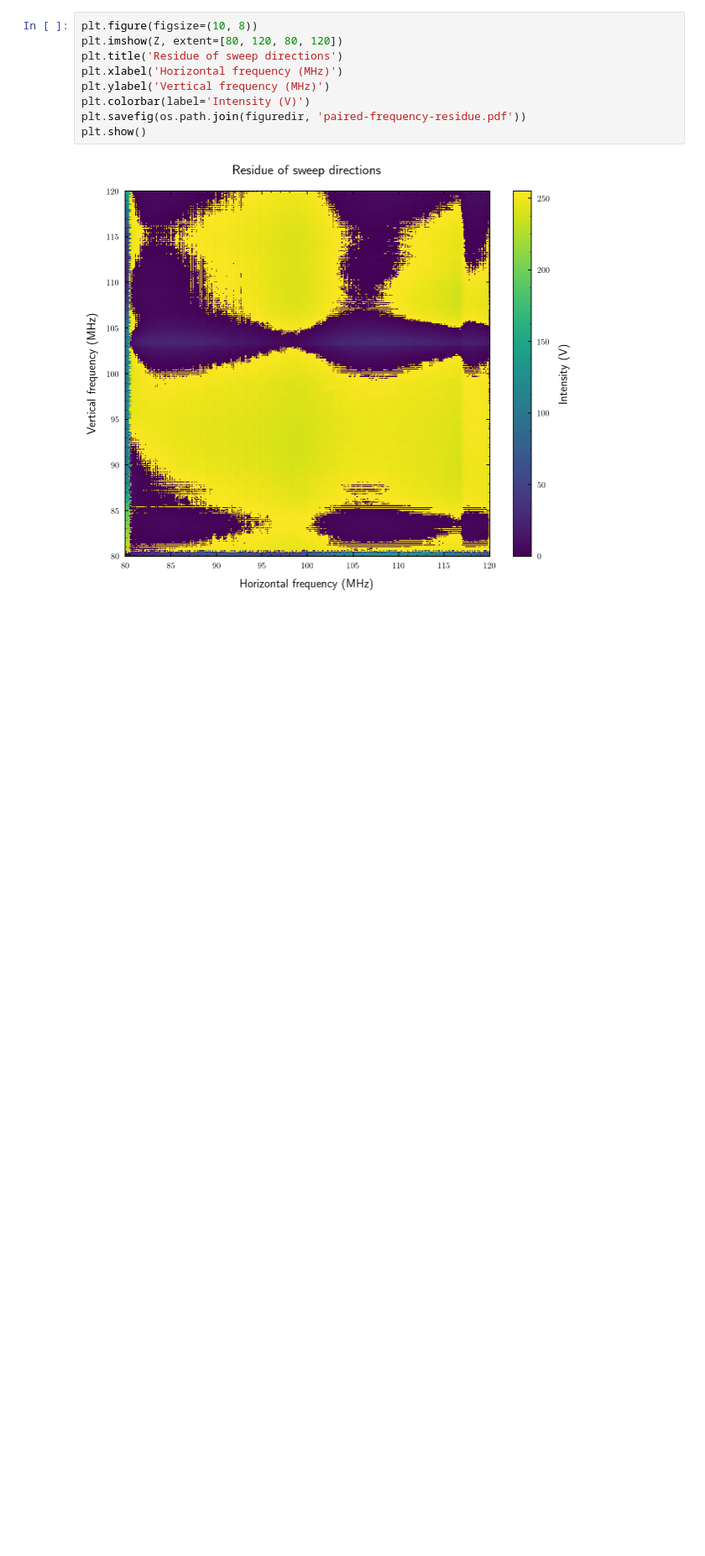
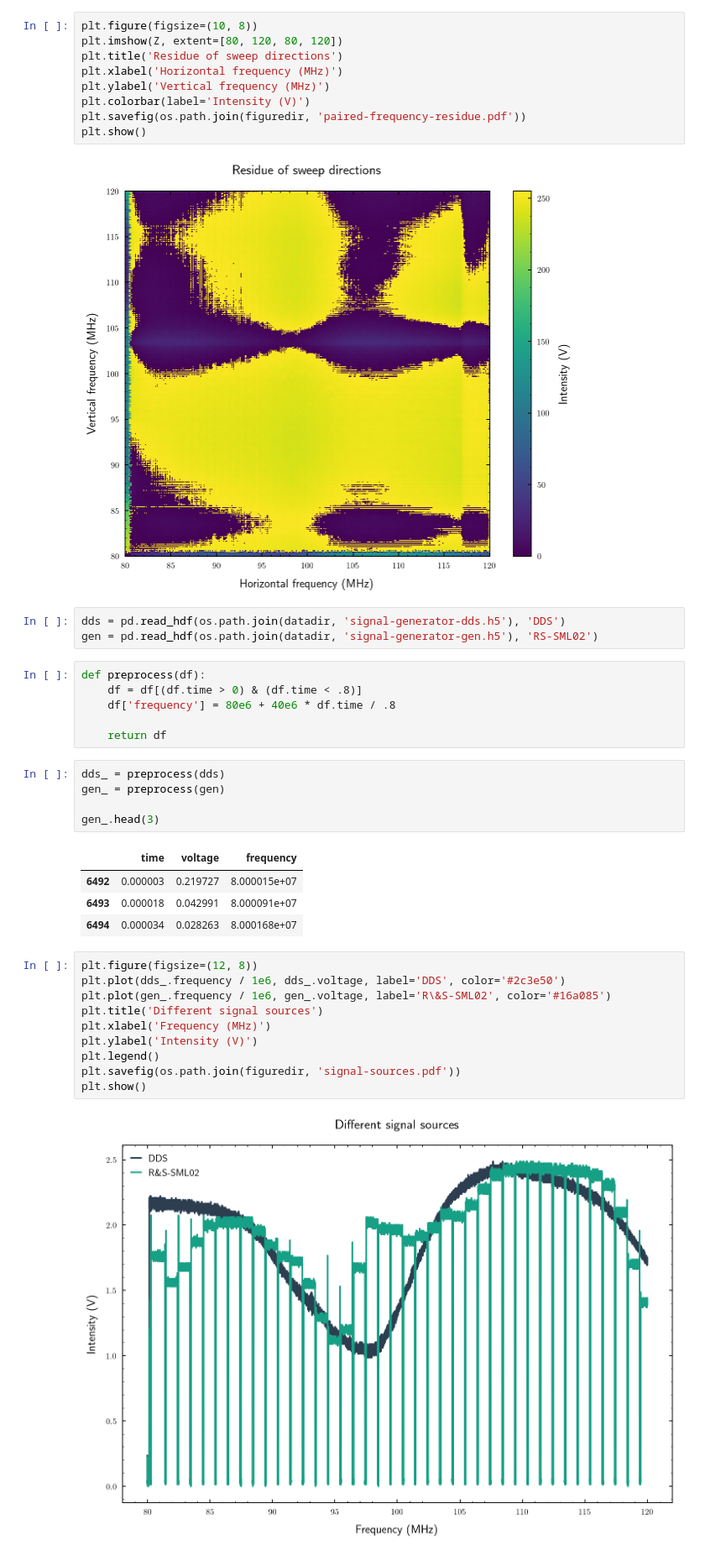
Before and after one commit to bodokaiser/bachelor-thesis, a Jupyter notebook: notebook/evaluation/intensity-distribution.ipynb, the cells around one changed output. Shown at 84% size. Drawn from its saved outputs; the diff is of its cells as text; blank space fills up the shorter version.

Commit message:
reviewed intensity distribution chapter

```diff
--- a/notebook/evaluation/intensity-distribution.ipynb
+++ b/notebook/evaluation/intensity-distribution.ipynb
@@ -199,3 +199,34 @@ plt.savefig(os.path.join(figuredir, 'paired-frequency-residue.pdf'))
 plt.show()
 # %% [output]
 [figure]
+# %%
+dds = pd.read_hdf(os.path.join(datadir, 'signal-generator-dds.h5'), 'DDS')
+gen = pd.read_hdf(os.path.join(datadir, 'signal-generator-gen.h5'), 'RS-SML02')
+# %%
+def preprocess(df):
+    df = df[(df.time > 0) & (df.time < .8)]
+    df['frequency'] = 80e6 + 40e6 * df.time / .8
+
+    return df
+# %%
+dds_ = preprocess(dds)
+gen_ = preprocess(gen)
+
+gen_.head(3)
+# %% [output]
+|  | time | voltage | frequency |
+| 6492 | 0.000003 | 0.219727 | 8.000015e+07 |
+| 6493 | 0.000018 | 0.042991 | 8.000091e+07 |
+| 6494 | 0.000034 | 0.028263 | 8.000168e+07 |
+# %%
+plt.figure(figsize=(12, 8))
+plt.plot(dds_.frequency / 1e6, dds_.voltage, label='DDS', color='#2c3e50')
+plt.plot(gen_.frequency / 1e6, gen_.voltage, label='R\&S-SML02', color='#16a085')
+plt.title('Different signal sources')
+plt.xlabel('Frequency (MHz)')
+plt.ylabel('Intensity (V)')
+plt.legend()
+plt.savefig(os.path.join(figuredir, 'signal-sources.pdf'))
+plt.show()
+# %% [output]
+[figure, added]
```
Also changed, not shown: 16 other files.
